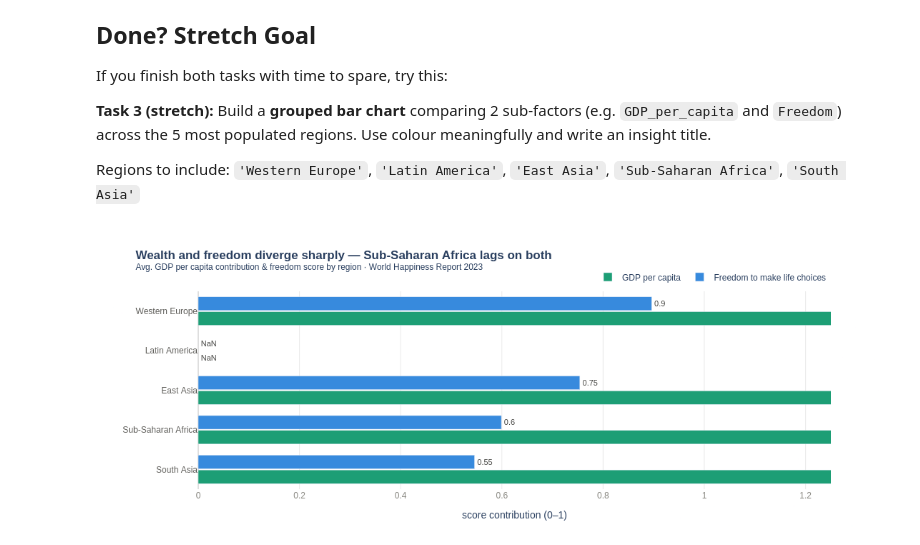
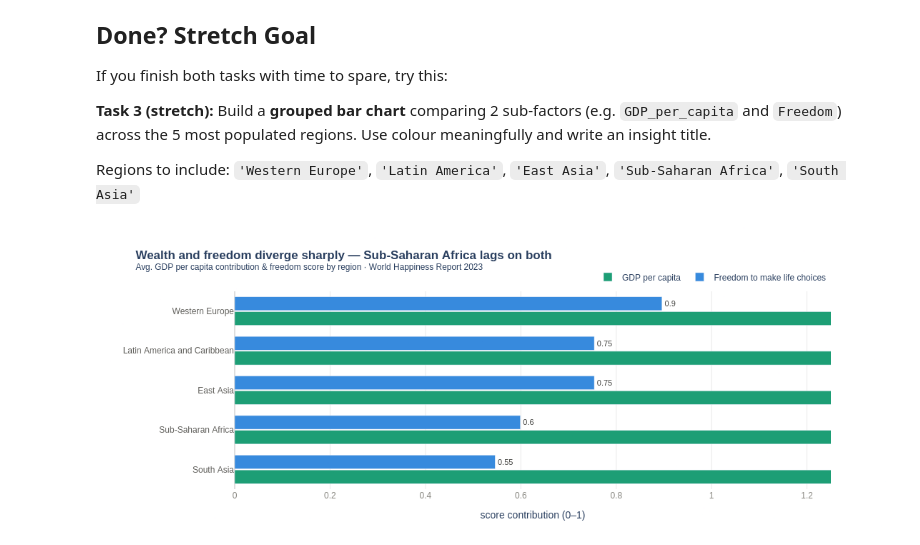
Before and after one commit to DantorKing/dataviz-exercises-hectorochoa, a Jupyter notebook: lecture02_exercise.ipynb, the cells around one changed output. Drawn from its saved outputs; the diff is of its cells as text; code cells hidden in the pictures.

```diff
--- a/lecture02_exercise.ipynb
+++ b/lecture02_exercise.ipynb
@@ -272,7 +272,7 @@ Regions to include: `'Western Europe'`, `'Latin America'`, `'East Asia'`, `'Sub-
 # Task 3: Grouped bar chart — GDP vs Freedom across 5 regions (horizontal)
 # -------------------------------------------------------------------------
 
-regions_5 = ['Western Europe', 'Latin America', 'East Asia',
+regions_5 = ['Western Europe', 'Latin America and Caribbean', 'East Asia',
              'Sub-Saharan Africa', 'South Asia']
 
 subset = (df[df['Region'].isin(regions_5)]
@@ -313,31 +313,31 @@ fig.update_layout(
         range=[0, 1.25],
         showgrid=True,
         gridcolor='rgba(200,200,200,0.4)',
         zeroline=True,
         zerolinecolor='rgba(200,200,200,0.6)',
         tickfont=dict(size=12, color='#888780'),
     ),
     yaxis=dict(
         title='',
         tickfont=dict(size=12, color='#5F5E5A'),
         showgrid=False,
         categoryorder='array',
         categoryarray=regions_5[::-1],  # South Asia at bottom, Western Europe at top
     ),
     legend=dict(
         orientation='h',
         yanchor='bottom',
         y=1.02,
         xanchor='right',
         x=1,
         font=dict(size=12),
     ),
     plot_bgcolor='white',
     paper_bgcolor='white',
     height=420,
     margin=dict(l=20, r=80, t=90, b=40),
 )
 
 fig.show()
 # %% [output]
-[figure, old version]
+[figure, new version]
```
